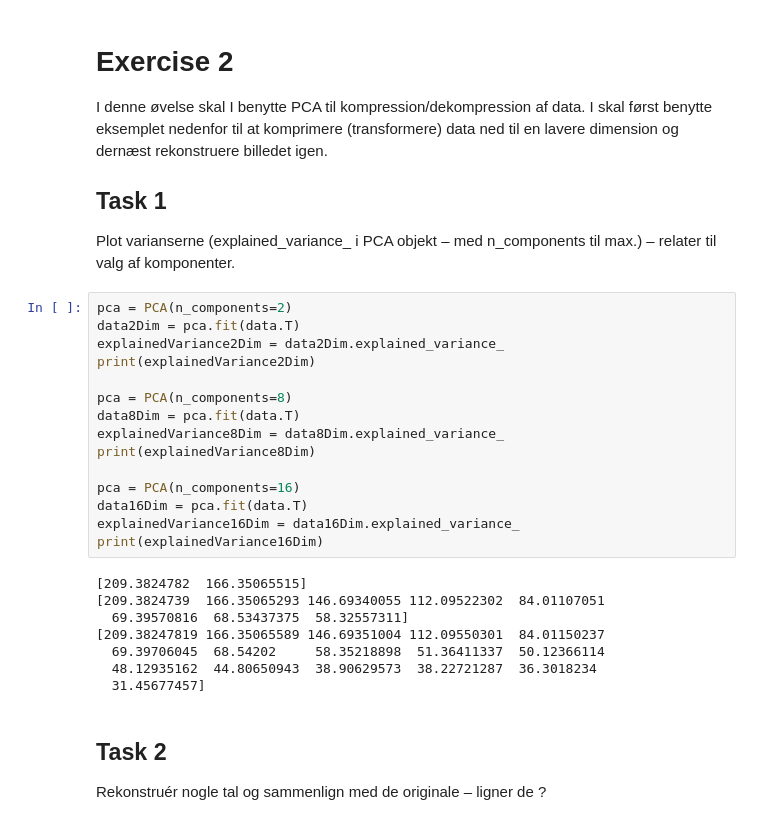
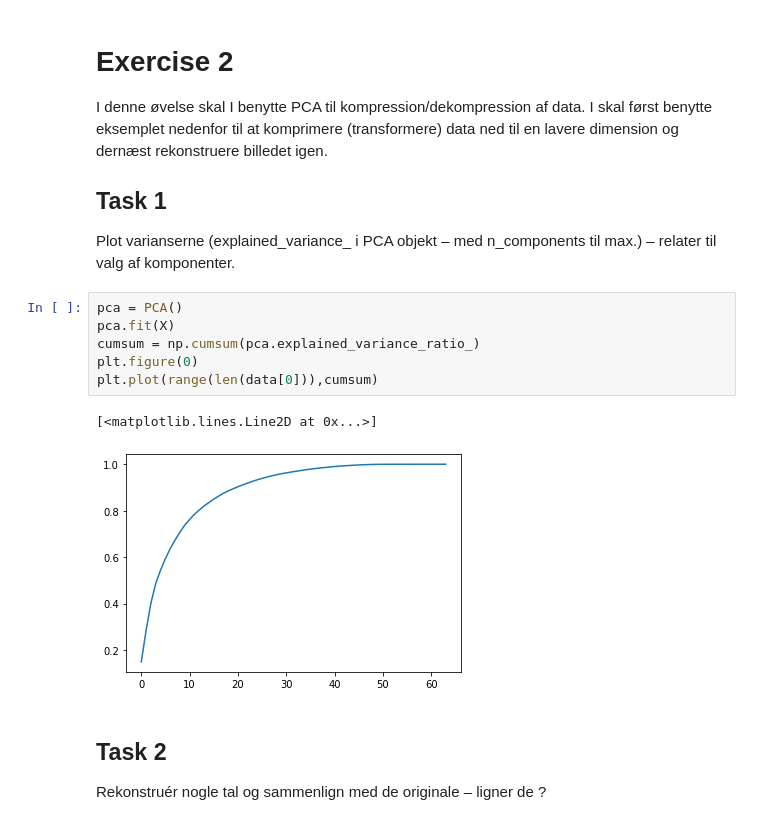
Before and after one commit to Machine-Learning-AU-2020/L05-PCA, a Jupyter notebook: PCA_Exercise.ipynb, the cells around one changed output. Drawn from its saved outputs; the diff is of its cells as text.

```diff
--- a/PCA_Exercise.ipynb
+++ b/PCA_Exercise.ipynb
@@ -105,29 +105,15 @@ I denne øvelse skal I benytte PCA til kompression/dekompression af data. I skal
 
 ## Task 1
 Plot varianserne (explained_variance_ i PCA objekt – med n_components til max.) – relater til valg af komponenter.
-# %%
-pca = PCA(n_components=2)
-data2Dim = pca.fit(data.T)
-explainedVariance2Dim = data2Dim.explained_variance_
-print(explainedVariance2Dim)
-
-pca = PCA(n_components=8)
-data8Dim = pca.fit(data.T)
-explainedVariance8Dim = data8Dim.explained_variance_
-print(explainedVariance8Dim)
-
-pca = PCA(n_components=16)
-data16Dim = pca.fit(data.T)
-explainedVariance16Dim = data16Dim.explained_variance_
-print(explainedVariance16Dim)
-# %% [output]
-[209.3824782  166.35065515]
-[209.3824739  166.35065293 146.69340055 112.09522302  84.01107051
-  69.39570816  68.53437375  58.32557311]
-[209.38247819 166.35065589 146.69351004 112.09550301  84.01150237
-  69.39706045  68.54202     58.35218898  51.36411337  50.12366114
-  48.12935162  44.80650943  38.90629573  38.22721287  36.3018234
-  31.45677457]
+# %%
+pca = PCA()
+pca.fit(X)
+cumsum = np.cumsum(pca.explained_variance_ratio_)
+plt.figure(0)
+plt.plot(range(len(data[0])),cumsum)
+# %% [output]
+[<matplotlib.lines.Line2D at 0x...>]
+[figure, added]
 # %% [markdown]
 ## Task 2
 Rekonstruér nogle tal og sammenlign med de originale – ligner de ?
```
Also changed, not shown: parts of 4 cells of this notebook.
